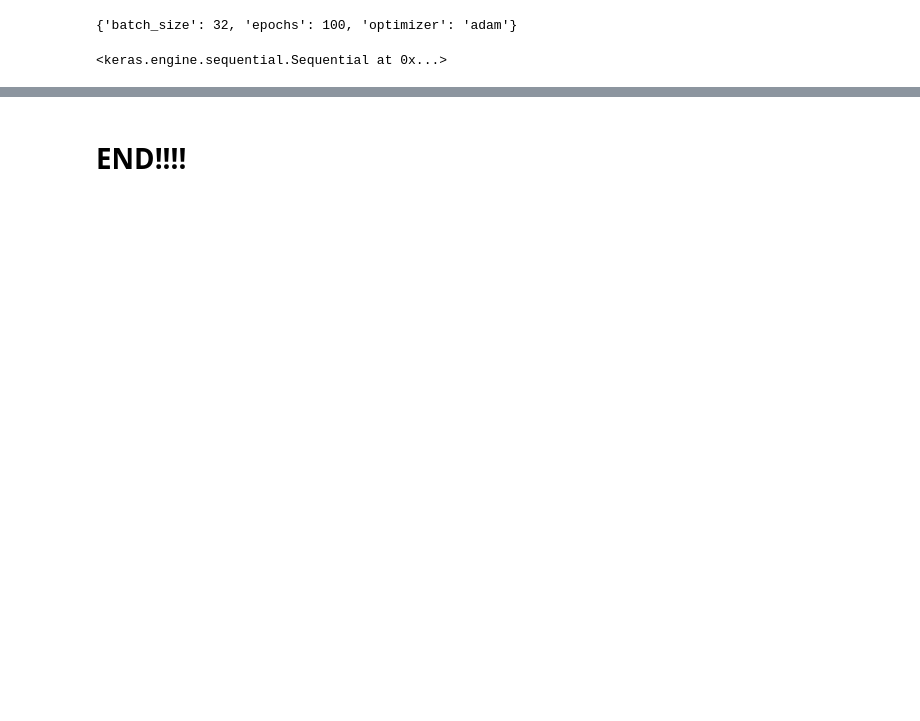
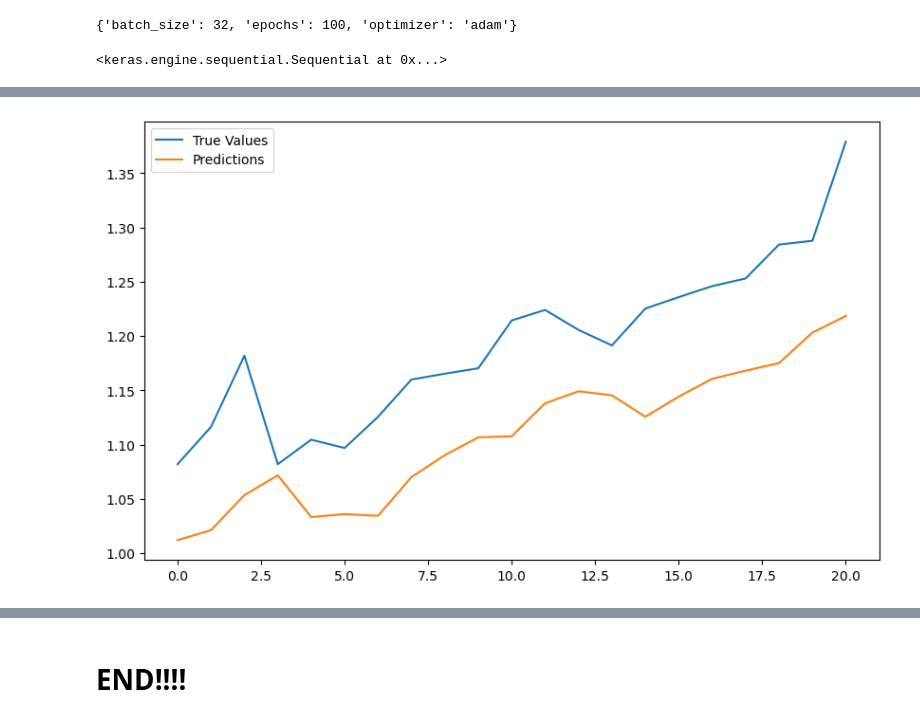
Before and after one commit to Jasper-Lizelin/FinalProject, a Jupyter notebook: timeseries Forecasting.ipynb, the cells around one changed output, grey strips where cells are left out. Saved outputs shown, nothing was run; the diff lists cells and outputs as text; code cells hidden in the pictures; blank space fills up the shorter version.

```diff
--- a/timeseries Forecasting.ipynb
+++ b/timeseries Forecasting.ipynb
@@ -205,7 +234,7 @@ def objective(**params):
     optimizer = Adam(learning_rate=params['learning_rate'])
     model.compile(optimizer=optimizer, loss='mse')
 
-    history = model.fit(trainX, trainY, epochs=50, batch_size=32, validation_data=(testX, testY), verbose=0, shuffle=False)
+    history = model.fit(trainX, trainY, epochs=100, batch_size=32, validation_data=(testX, testY), verbose=0, shuffle=False)
 
     # 返回验证损失
     return history.history['val_loss'][-1]
@@ -219,0 +249,14 @@ Best parameters: [85, 0.1, 0.008930903019374672]
+# %%
+best_lstm_neurons = res.x[0]
+best_dropout_rate = res.x[1]
+best_learning_rate = res.x[2]
+
+model = Sequential()
+model.add(LSTM(best_lstm_neurons, input_shape=(trainX.shape[1], trainX.shape[2])))
+model.add(Dropout(best_dropout_rate))
+model.add(Dense(1))
+
+optimizer = Adam(learning_rate=best_learning_rate)
+model.compile(optimizer=optimizer, loss='mse')
+
+history = model.fit(trainX, trainY, epochs=100, batch_size=32, validation_data=(testX, testY), verbose=1, shuffle=False)
@@ -247,3 +414,14 @@ my_model=grid_search.best_estimator_.model
 my_model
 # %% [output]
 <keras.engine.sequential.Sequential at 0x...>
+# %%
+loss = model.evaluate(testX, testY, verbose=1)
+print("Test Loss:", loss)
+predictions = model.predict(testX)
+
+plt.figure(figsize=(10,6))
+plt.plot(testY, label='True Values')
+plt.plot(predictions, label='Predictions')
+plt.legend()
+plt.show()
+# %% [output]
@@ -249,0 +431 @@ my_model
+[figure, added]
```
Also changed, not shown: parts of 57 cells of this notebook, 4 other files.
